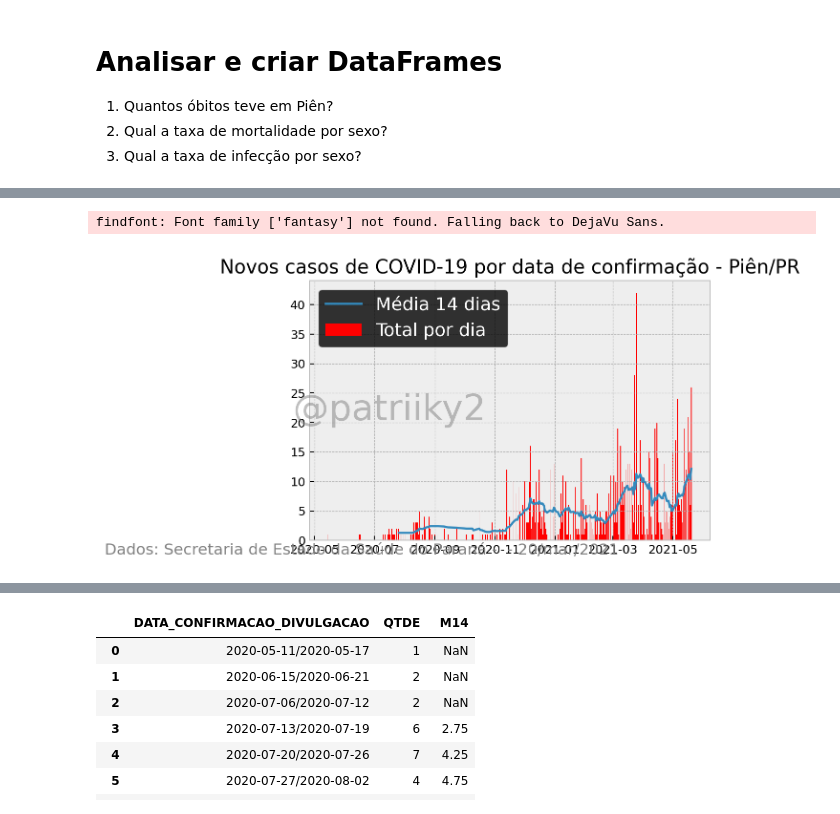
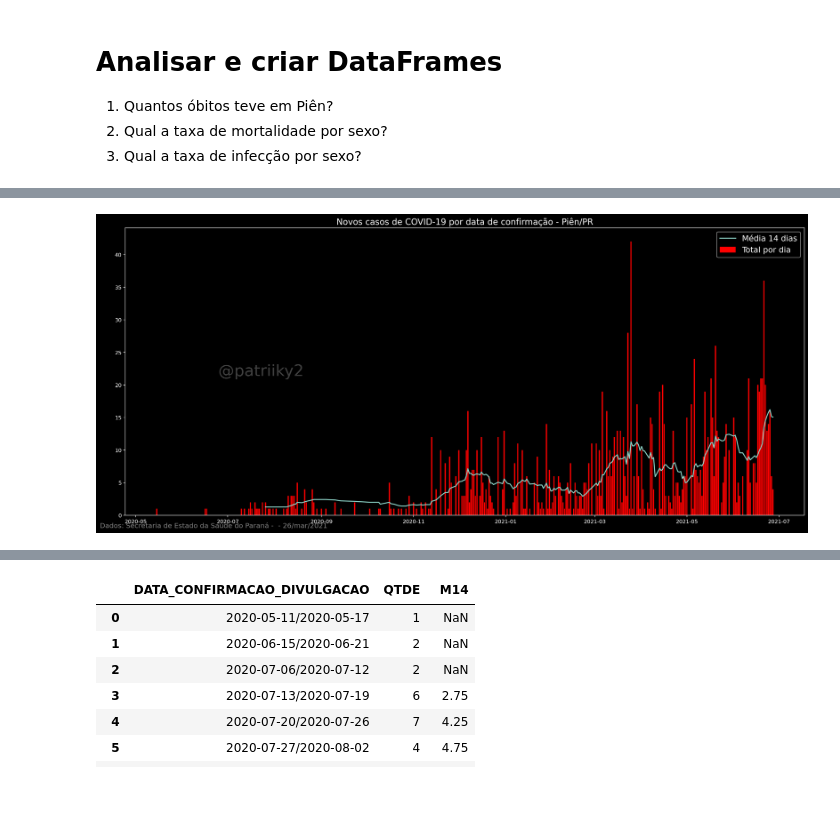
Before and after one commit to Patriky/covid-pien, a Jupyter notebook: src/analise_pien.ipynb, the cells around one changed output, grey strips where cells are left out. Drawn from its saved outputs; the diff is of its cells as text; code cells hidden in the pictures.

```diff
--- a/src/analise_pien.ipynb
+++ b/src/analise_pien.ipynb
@@ -15,12 +15,15 @@ from bokeh.models import ColumnDataSource, Label, LabelSet, Range1d
 
 
 #Definição do estilo e tamanho da fig
-plt.style.use('bmh')
+# plt.style.use('bmh')
 # plt.rcParams['figure.figsize'] = [20, 8]
 plt.rcParams['figure.dpi'] = 180
 
 output_notebook() # Para plotar inline. Sem isso, em outra janela .html
-df = pd.read_csv("maio/covid_pien_20_05_2021.csv", sep=';')
+curdoc().theme = 'light_minimal'
+
+
+df = pd.read_csv("../junho/covid_pien_26_06_2021.csv", sep=';')
 df.info()
 # %% [output]
 Loading BokehJS ...
@@ -219,31 +215,30 @@ show(p)
 # %%
 # Plotar utilizando matplotlib
 fig, ax = plt.subplots()
 plt.style.use('dark_background')
 plt.rcParams['figure.figsize'] = [23, 10]
 plt.rcParams['figure.dpi'] = 180
 
 
-plt.text(0.2, 0.5, '@patriiky2', transform=ax.transAxes,fontfamily='fantasy',
+plt.text(0.2, 0.5, '@patriiky2', transform=ax.transAxes,
         fontsize=30, color='gray', alpha=0.5,rotation_mode='anchor',
         ha='center', va='center' )
 
-plt.text(0.13, -0.037, 'Dados: Secretaria de Estado da Saúde do Paraná -  - 20/mar/2021', transform=ax.transAxes,
+plt.text(0.13, -0.037, 'Dados: Secretaria de Estado da Saúde do Paraná -  - 26/mar/2021', transform=ax.transAxes,
         fontsize=13, color='gray',rotation_mode='anchor',
         ha='center', va='center' )
 
 # plt.plot(x, casos['QTDE'], label='Total por dia',lw=1)
 plt.bar(x,  casos['QTDE'], label='Total por dia',lw=1, color='red')
 plt.plot(x, casos['M14'], label='Média 14 dias',lw=1.8)
 plt.legend(fontsize=15)
 plt.title("Novos casos de COVID-19 por data de confirmação - Piên/PR", fontsize=16)
 
 
 
 plt.savefig('novos_casos_dia.png')
 # %% [output]
-findfont: Font family ['fantasy'] not found. Falling back to DejaVu Sans.
-[figure, old version]
+[figure, new version]
 # %%
 # Gráfico Acumulado dos casos:
 p2 = figure(title='Casos acumulados de COVID por data de confirmação - Piên/PR',
```
Also changed, not shown: parts of 18 cells of this notebook, 5 other files.
